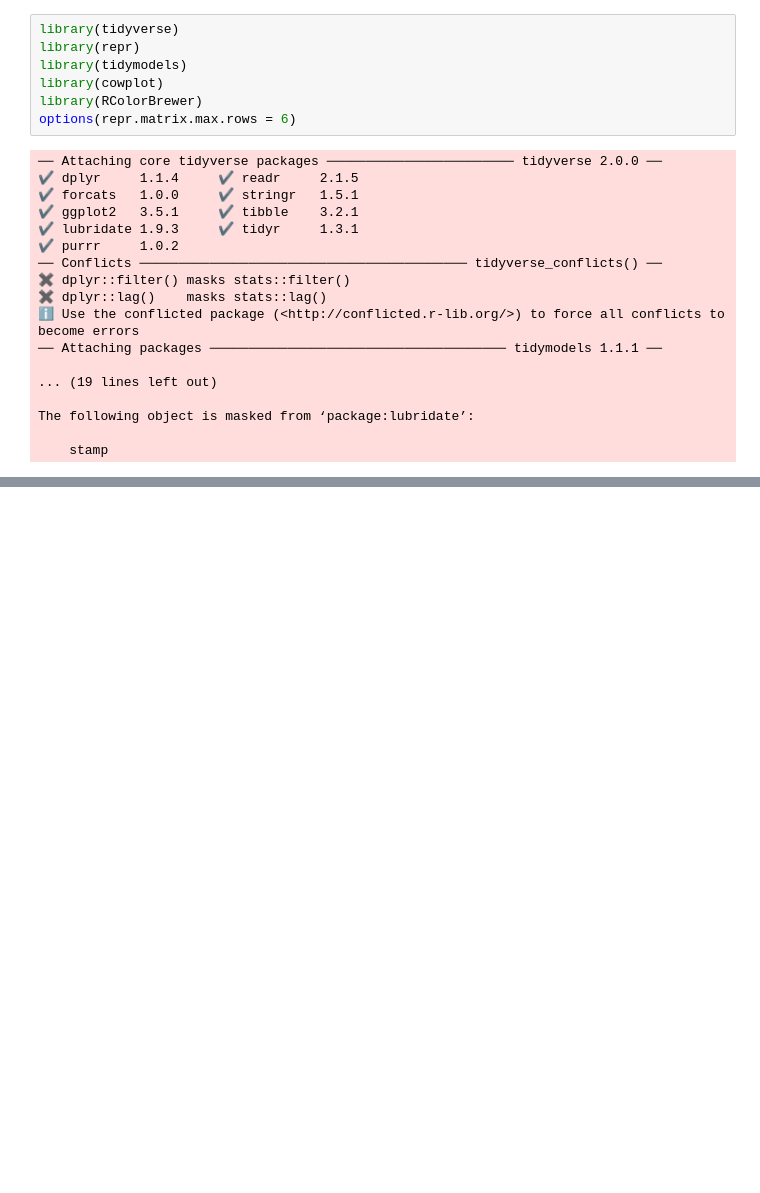
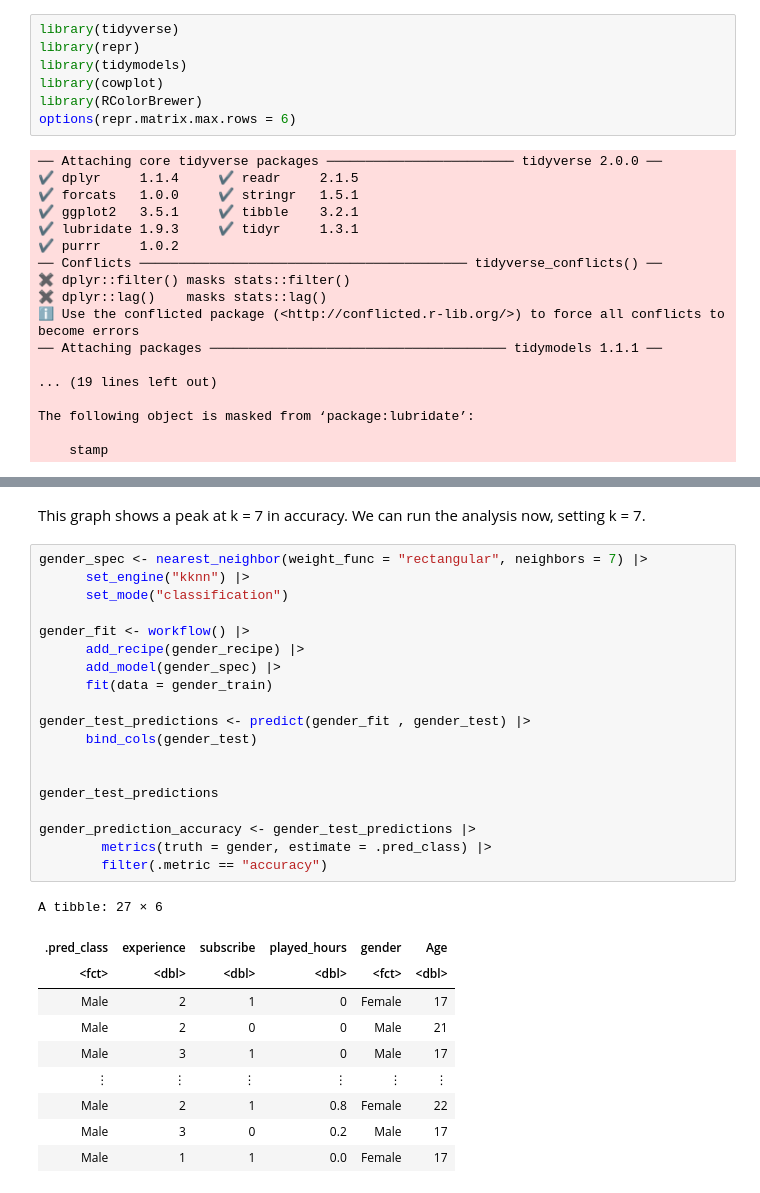
Before and after one commit to ellailan/PLAICRAFT-Data-Analysis, a Jupyter notebook: data-analysis.ipynb, the cells around one changed output, grey strips where cells are left out. Cells and saved outputs as stored; diff of their text form; blank space fills up the shorter version.

```diff
--- a/data-analysis.ipynb
+++ b/data-analysis.ipynb
@@ -132,0 +128,32 @@ ERROR: Error in `estimate_tune_results()`:
+# %% [markdown]
+This graph shows a peak at k = 7 in accuracy. We can run the analysis now, setting k = 7.
+# %%
+gender_spec <- nearest_neighbor(weight_func = "rectangular", neighbors = 7) |>
+      set_engine("kknn") |>
+      set_mode("classification")
+
+gender_fit <- workflow() |>
+      add_recipe(gender_recipe) |>
+      add_model(gender_spec) |>
+      fit(data = gender_train)
+
+gender_test_predictions <- predict(gender_fit , gender_test) |>
+      bind_cols(gender_test)
+
+
+gender_test_predictions
+
+gender_prediction_accuracy <- gender_test_predictions |>
+        metrics(truth = gender, estimate = .pred_class) |>
+        filter(.metric == "accuracy")
+# %% [output]
+A tibble: 27 × 6
+| .pred_class | experience | subscribe | played_hours | gender | Age |
+| <fct> | <dbl> | <dbl> | <dbl> | <fct> | <dbl> |
+| Male | 2 | 1 | 0 | Female | 17 |
+| Male | 2 | 0 | 0 | Male | 21 |
+| Male | 3 | 1 | 0 | Male | 17 |
+| ⋮ | ⋮ | ⋮ | ⋮ | ⋮ | ⋮ |
+| Male | 2 | 1 | 0.8 | Female | 22 |
+| Male | 3 | 0 | 0.2 | Male | 17 |
+| Male | 1 | 1 | 0.0 | Female | 17 |
```
Also changed, not shown: parts of 2 cells of this notebook.
